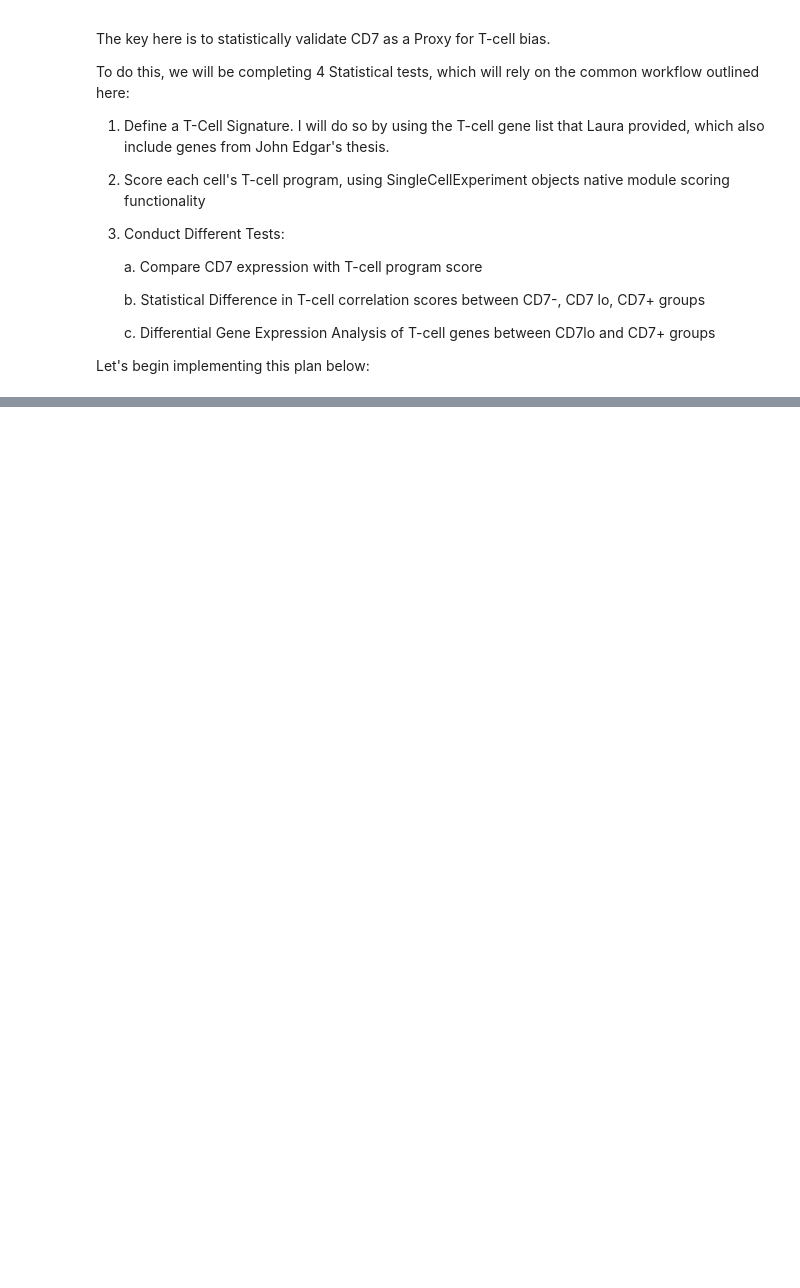
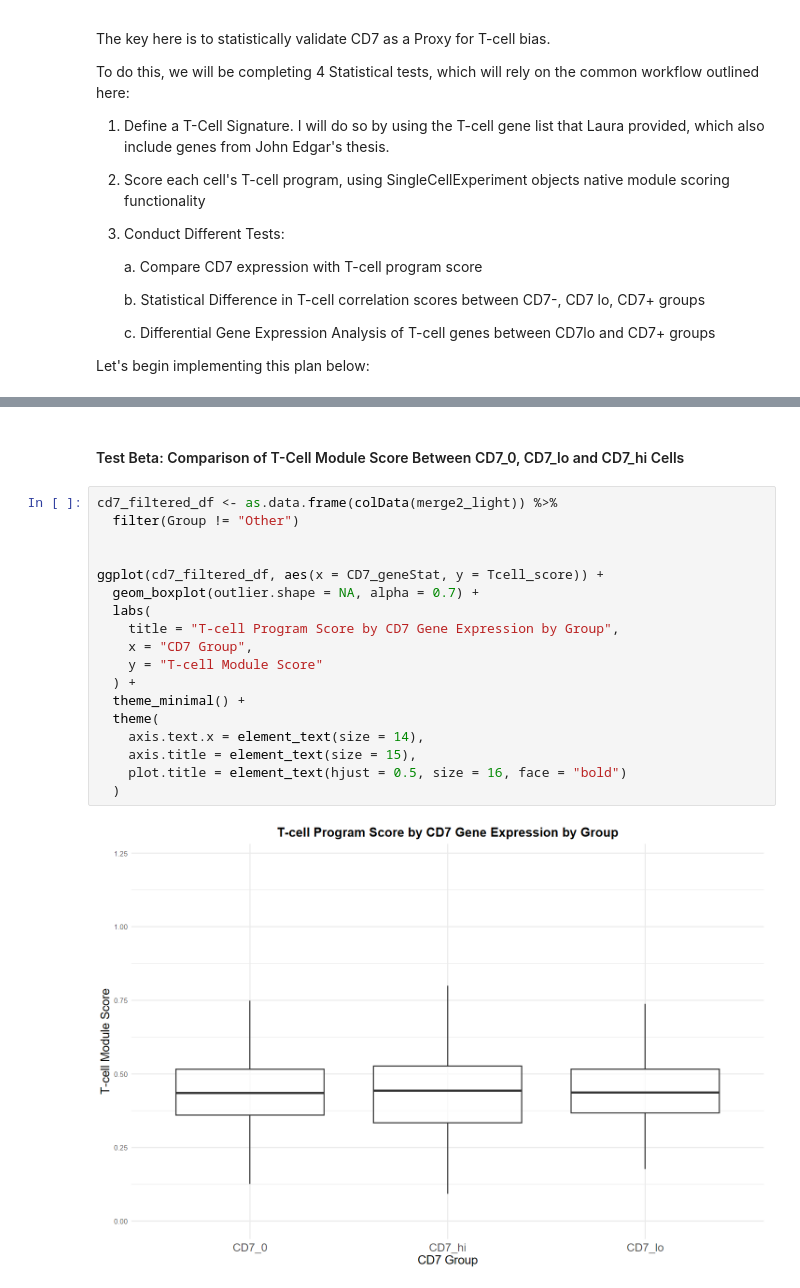
Before and after one commit to piyush-1903/ZandstraEaves_DirectedStudies, a Jupyter notebook: Aim1/d7-d13_RNASeq/Aim2_Analysis.ipynb, the cells around one changed output, grey strips where cells are left out. Drawn from its saved outputs; the diff is of its cells as text; blank space fills up the shorter version.

```diff
--- a/Aim1/d7-d13_RNASeq/Aim2_Analysis.ipynb
+++ b/Aim1/d7-d13_RNASeq/Aim2_Analysis.ipynb
@@ -1020,0 +1058,22 @@ print(spearman_result)
+# %% [markdown]
+#### Test Beta: Comparison of  T-Cell Module Score Between CD7_0, CD7_lo and CD7_hi Cells
+# %%
+cd7_filtered_df <- as.data.frame(colData(merge2_light)) %>%
+  filter(Group != "Other")
+
+
+ggplot(cd7_filtered_df, aes(x = CD7_geneStat, y = Tcell_score)) +
+  geom_boxplot(outlier.shape = NA, alpha = 0.7) +
+  labs(
+    title = "T-cell Program Score by CD7 Gene Expression by Group",
+    x = "CD7 Group",
+    y = "T-cell Module Score"
+  ) +
+  theme_minimal() +
+  theme(
+    axis.text.x = element_text(size = 14),
+    axis.title = element_text(size = 15),
+    plot.title = element_text(hjust = 0.5, size = 16, face = "bold")
+  )
+# %% [output]
+[figure, added]
```
Also changed, not shown: parts of 16 cells of this notebook.
